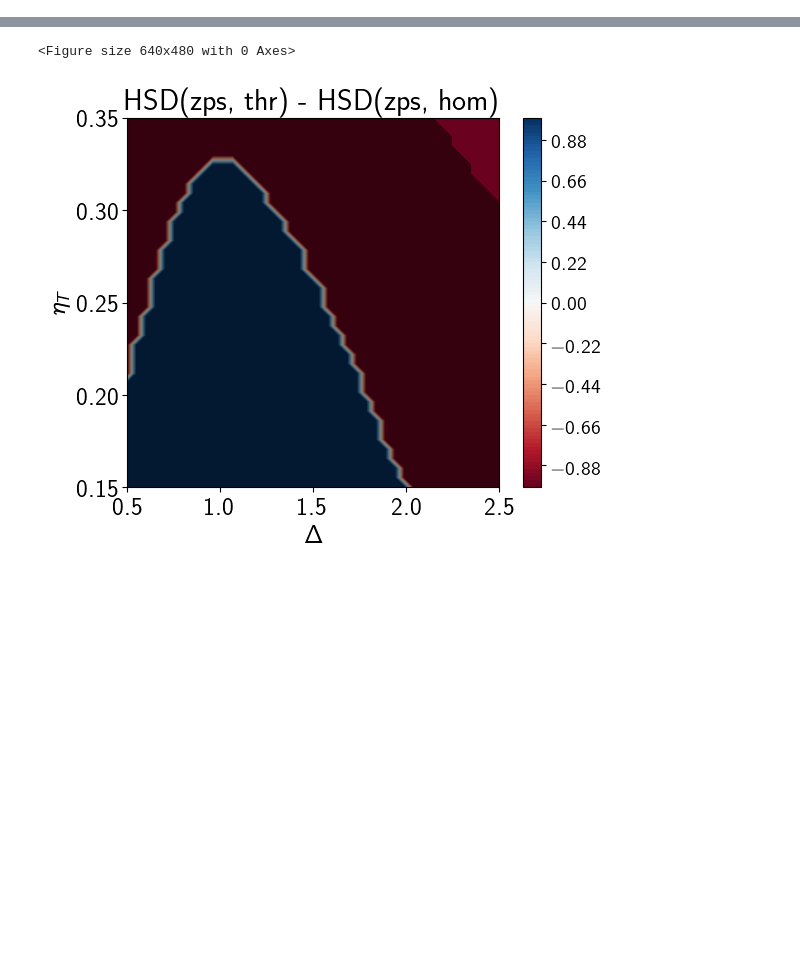
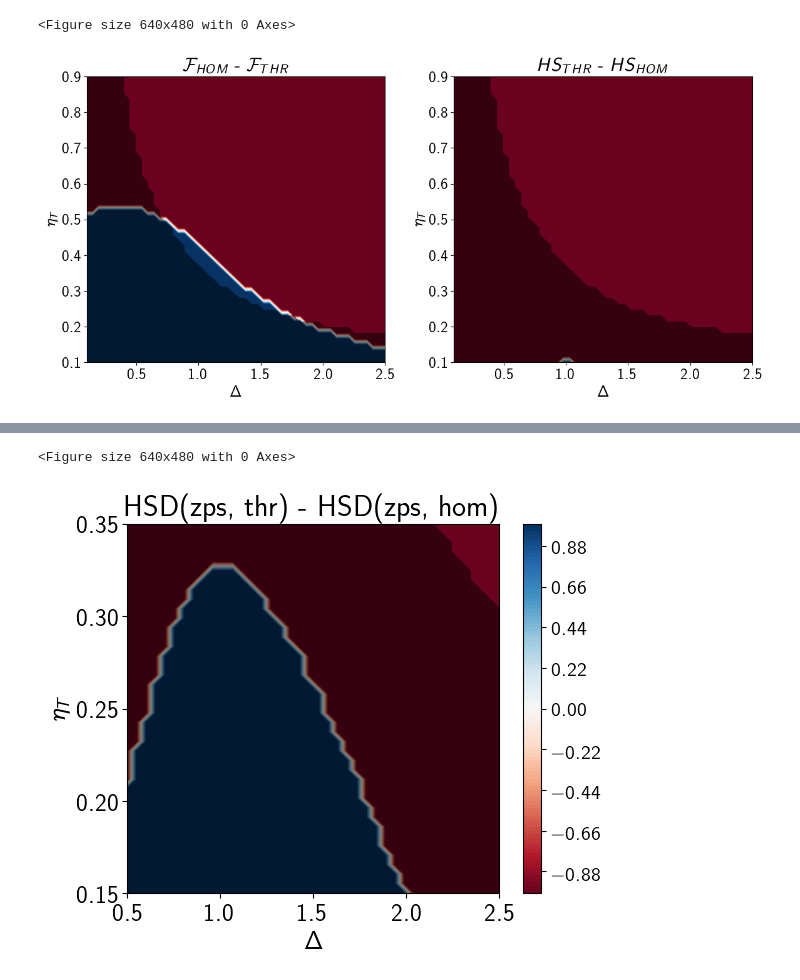
Before and after one commit to saurabh-shringarpure/ThrHomHet, a Jupyter notebook: bincode.ipynb, the cells around one changed output, grey strips where cells are left out. Saved outputs shown, nothing was run; the diff lists cells and outputs as text; code cells hidden in the pictures; blank space fills up the shorter version.

Commit message:
Fidelity and Hilbert Schmidt plots

```diff
--- a/bincode.ipynb
+++ b/bincode.ipynb
@@ -170,0 +172,72 @@ def DeltaPS(psi1, psi2):
+# %%
+# Parameters
+T       = 0.5 # fix
+etaH    = 1 # fix
+dx      = 1e-2
+# %%
+# Create matrices for plotting
+zps     = kPS(psi1, T, 1,   0).unit()
+
+Deltavec= np.linspace(0.1, 2.5,50)
+etaTvec = np.linspace(0.1, 0.9, 50)
+
+Psiun = [ [[HOM(psi1, T, etaH, center, i, pts(i,dx)), kPS(psi1, T, j, 0)] for i in Deltavec] for j in etaTvec ]
+# %%
+deltaF  = [ [ DeltaF(zps, Psiun[j][i][0].unit(), Psiun[j][i][1].unit()) for i  in range(len(Deltavec))] for j in range(len(etaTvec))]
+deltaHS  = [ [ DeltaHS(zps, Psiun[j][i][1].unit(), Psiun[j][i][0].unit()) for i  in range(len(Deltavec))] for j in range(len(etaTvec))]
+deltaPS  = [ [ DeltaPS( Psiun[j][i][0], Psiun[j][i][1] ) for i  in range(len(Deltavec))] for j in range(len(etaTvec))]
+# %%
+def nrmAmount(mat):
+    return max(np.max(mat), np.abs(np.min(mat)))
+
+def nrm(mat):
+    return mpl.colors.Normalize(-nrmAmount(mat), nrmAmount(mat) )
+
+# Custom color map for the improvement in success probablity alpha plot overlay
+cmap = plt.cm.Greys
+my_cmap = cmap(np.arange(cmap.N))
+# Set all alpha values to 0
+my_cmap[:, -1] = 0*np.linspace(0, 1, cmap.N)
+# Increase opacity for the final two values of alpha in the colorbar
+my_cmap[-2,3] = 0.5
+my_cmap[-1,3] = 0.5
+my_cmap = ListedColormap(my_cmap)
+
+plt.figure(dpi=100)
+# Subplots
+cols    = 2
+rows    = 1
+
+fig, axes   = plt.subplots(rows, cols, figsize=(scale*5*cols,scale*5*rows))
+
+# Plot 1 - difference in Fidelities to ideal ZPS
+normvalF   = nrm(2*np.heaviside(deltaF, 0.5)-1)
+matF       = 2*np.heaviside(deltaF, 0.5)-1
+
+
+# Plot 1 - difference in the Hilbert-Schmidt distances
+normvalHS   = nrm(2*np.heaviside(deltaHS, 0.5)-1)
+matHS       = 2*np.heaviside(deltaHS, 0.5)-1
+
+# Overlay - difference in the success probabilities
+normvalPS   = mpl.colors.Normalize(0, nrmAmount(np.heaviside(deltaPS,0.5)) )
+matPS       = np.heaviside(deltaPS,0.5)
+
+# Make figure
+plot1       = axes[0].contourf(Deltavec, etaTvec,  matF, 100, cmap=cm.RdBu, norm=normvalF, zorder = 0)
+plot2       = axes[1].contourf(Deltavec, etaTvec,  matHS, 100, cmap=cm.RdBu, norm=normvalHS, zorder = 0)
+# cb1         = fig.colorbar(plot1, ax=axes[0])
+# cb2         = fig.colorbar(plot2, ax=axes[1])
+# cb1.ax.tick_params(labelsize = scale*12)
+# cb2.ax.tick_params(labelsize = scale*12)
+axes[0].contourf(Deltavec, etaTvec,  1-matPS, 100, cmap=my_cmap, norm=normvalPS, zorder = 1)
+axes[1].contourf(Deltavec, etaTvec,  1-matPS, 100, cmap=my_cmap, norm=normvalPS, zorder = 1)
+axes[0].set(title = f"$\mathcal{{F}}_{{HOM}}$ - $\mathcal{{F}}_{{THR}}$",  xlabel = f'$\Delta$',  ylabel = f'$\eta_T$' )
+axes[1].set(title = f"$HS_{{THR}}$ - $HS_{{HOM}}$",  xlabel = f'$\Delta$',  ylabel = f'$\eta_T$' )
+
+fig.tight_layout()
+
+plt.show()
+# %% [output]
+<Figure size 640x480 with 0 Axes>
+[figure, added]
```
Also changed, not shown: parts of 7 cells of this notebook.
